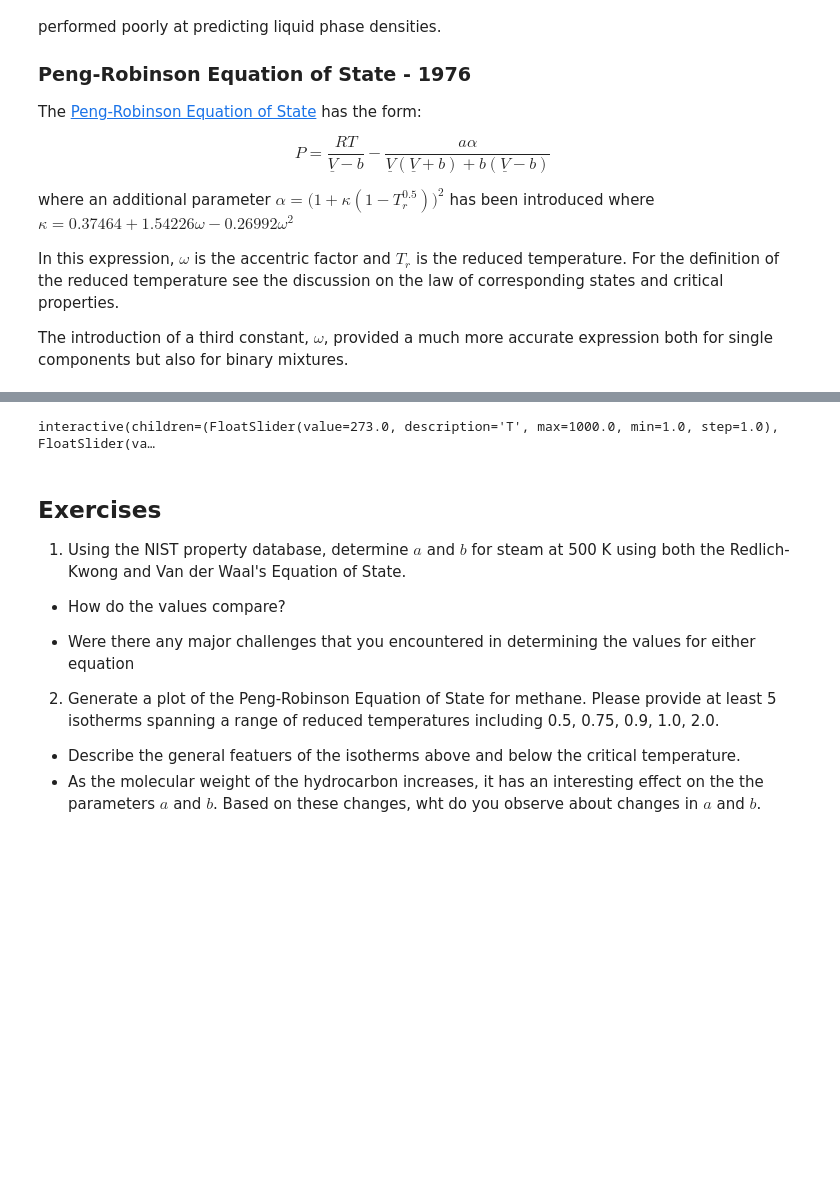
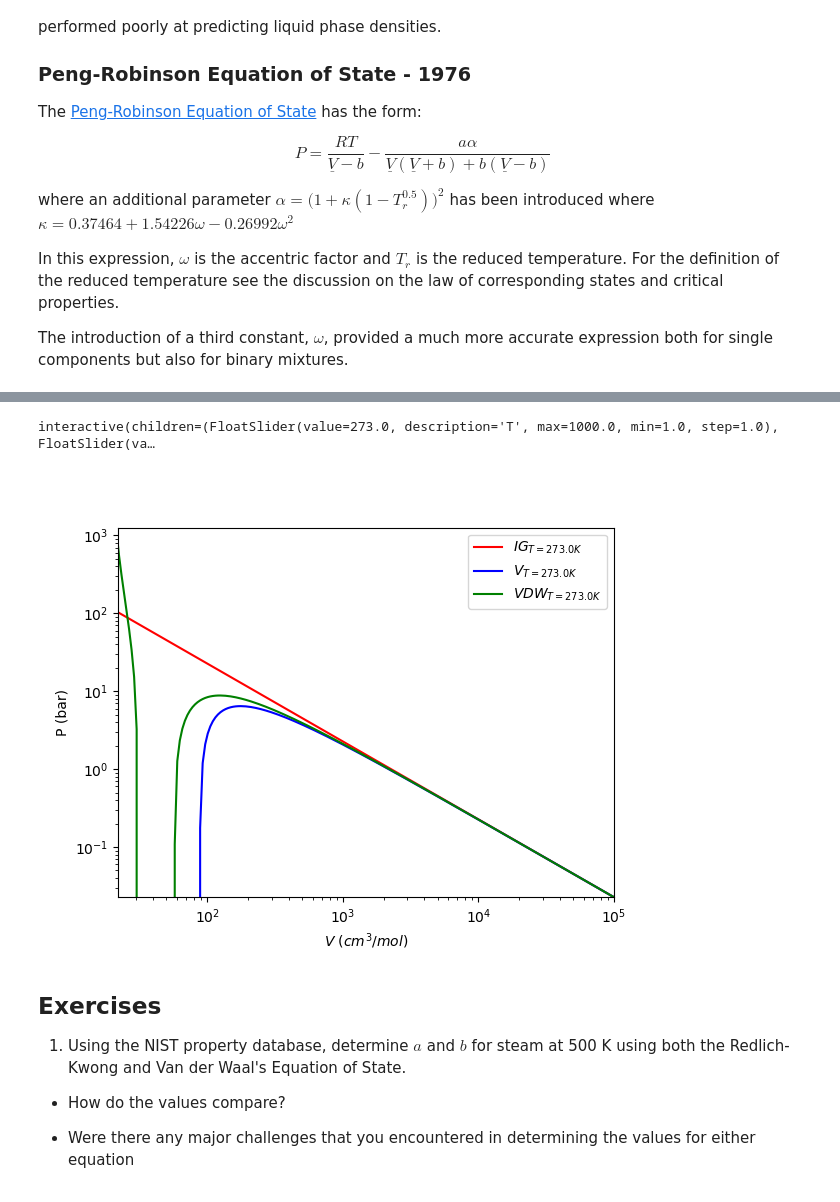
Before and after one commit to richardslaboratory/ChBE211_OER, a Jupyter notebook: _sources/Ch4/2.Virial-Equations-of-State.ipynb, the cells around one changed output, grey strips where cells are left out. Saved outputs shown, nothing was run; the diff lists cells and outputs as text; code cells hidden in the pictures; blank space fills up the shorter version.

```diff
--- a/_sources/Ch4/2.Virial-Equations-of-State.ipynb
+++ b/_sources/Ch4/2.Virial-Equations-of-State.ipynb
@@ -164,7 +162,7 @@ In this expression, $\omega$ is the accentric factor and $T_r$ is the reduced te
 
 The introduction of a third constant, $\omega$, provided a much more accurate expression both for single components but also for binary mixtures.
 # %%
-%matplotlib notebook
+%matplotlib widget
 from ipywidgets import *
 import matplotlib.pyplot as plt
 
@@ -209,7 +207,7 @@ def update(T=273,a=0.2,b=20):
     line3.set_label(r'$VDW_{T=%3.1f K}$'%T)
 
     plt.xlim(1.1*b,max(V))
-    plt.ylim(min(P_IG(T,V)),max(P_IG(T,V)))
+    plt.ylim(min(P_IG(T,V)),max(P_IG(T,V))*10)
     plt.legend()
     fig.canvas.draw_idle()
 
@@ -220,4 +216,5 @@ interact(update,T=(1,1000.0,1.0),a=(0.001,1.0,0.001),b=(1,100,1));
 interactive(children=(FloatSlider(value=273.0, description='T', max=1000.0, min=1.0, step=1.0), FloatSlider(va…
+[figure, added]
 # %% [markdown]
 ## Exercises
 
@@ -226,9 +223,3 @@ interactive(children=(FloatSlider(value=273.0, description='T', max=1000.0, min=
 - How do the values compare?
 
 - Were there any major challenges that you encountered in determining the values for either equation
-
-
-2. Generate a plot of the Peng-Robinson Equation of State for methane. Please provide at least 5 isotherms spanning a range of reduced temperatures including 0.5, 0.75, 0.9, 1.0, 2.0.
-
-- Describe the general featuers of the isotherms above and below the critical temperature.
-- As the molecular weight of the hydrocarbon increases, it has an interesting effect on the the parameters $a$ and $b$. Based on these changes, wht do you observe about changes in $a$ and $b$.
```
Also changed, not shown: parts of 9 cells of this notebook, 29 other files.
